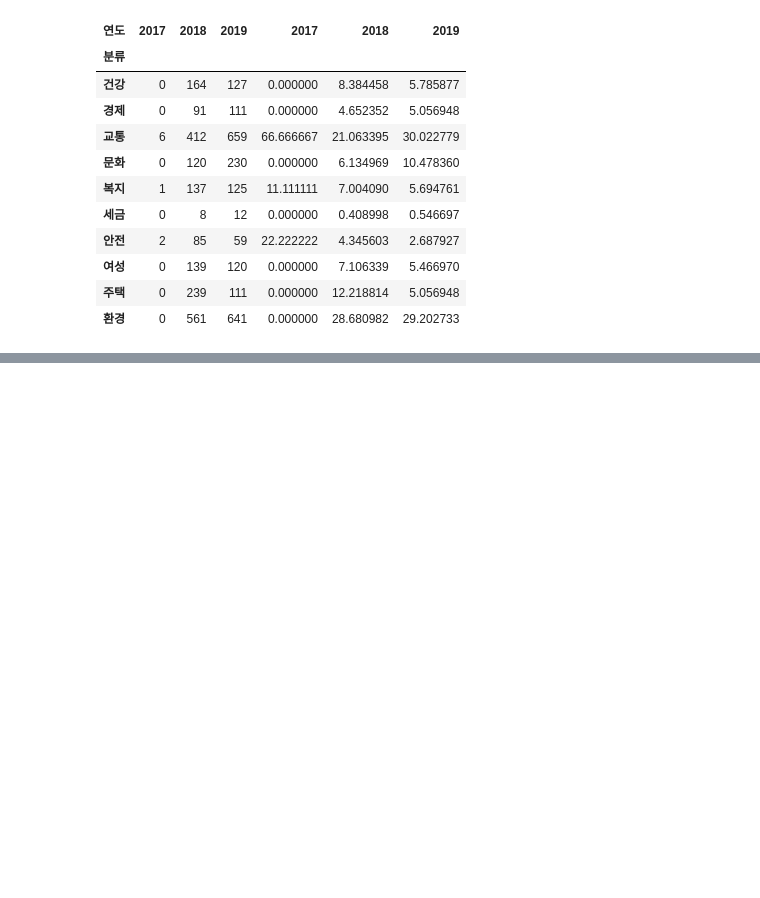
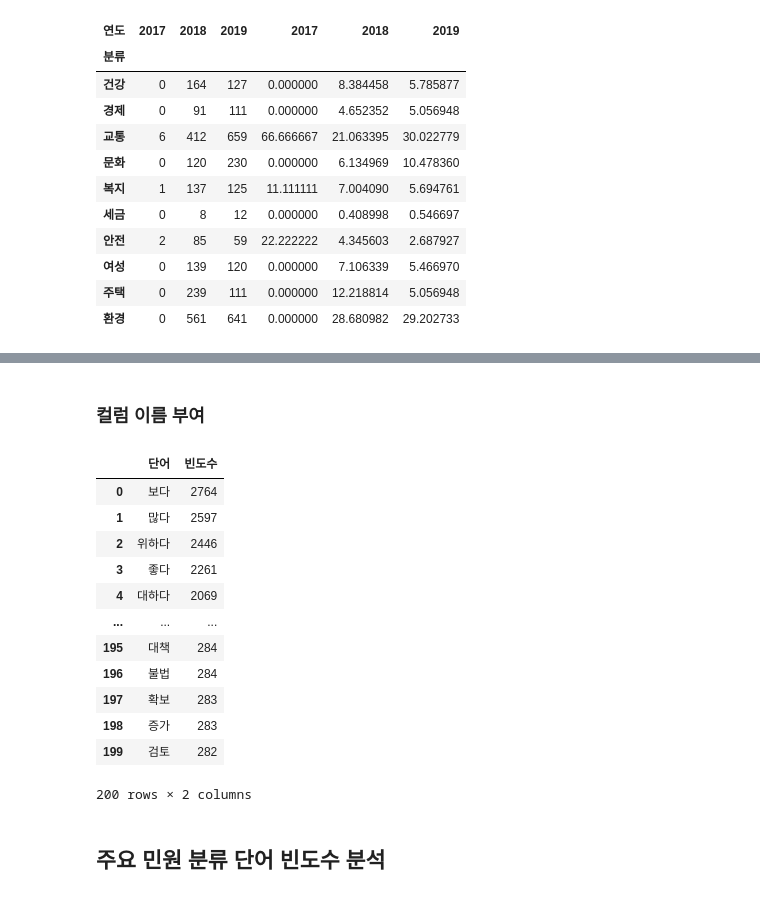
Before and after one commit to SeoulDigitalFoundation/VoiceOfSeoul_AnalysisGuide, a Jupyter notebook: 03stats.ipynb, the cells around one changed output, grey strips where cells are left out. Saved outputs shown, nothing was run; the diff lists cells and outputs as text; code cells hidden in the pictures; blank space fills up the shorter version.

```diff
--- a/03stats.ipynb
+++ b/03stats.ipynb
@@ -156,0 +205,21 @@ pd.concat([category_year_size,category_year_percent],axis=1).to_excel('./stats/
+# %% [markdown]
+### 컬럼 이름 부여
+# %%
+tf_vocab_table.columns = ['단어','빈도수']
+tf_vocab_table
+# %% [output]
+|  | 단어 | 빈도수 |
+| 0 | 보다 | 2764 |
+| 1 | 많다 | 2597 |
+| 2 | 위하다 | 2446 |
+| 3 | 좋다 | 2261 |
+| 4 | 대하다 | 2069 |
+| ... | ... | ... |
+| 195 | 대책 | 284 |
+| 196 | 불법 | 284 |
+| 197 | 확보 | 283 |
+| 198 | 증가 | 283 |
+| 199 | 검토 | 282 |
+200 rows × 2 columns
+# %% [markdown]
+## 주요 민원 분류 단어 빈도수 분석
```
Also changed, not shown: parts of 12 cells of this notebook.
